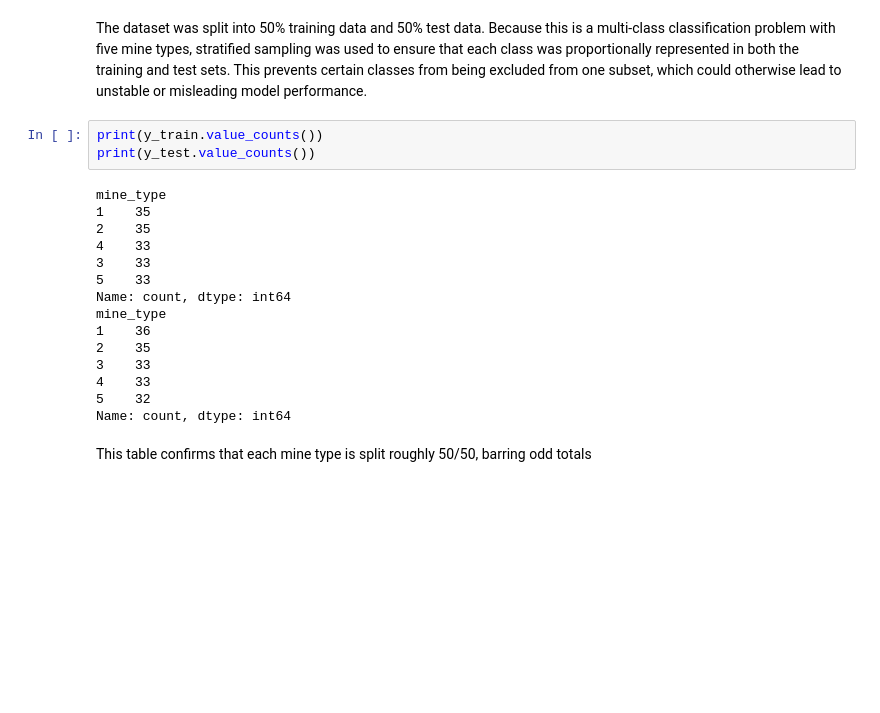
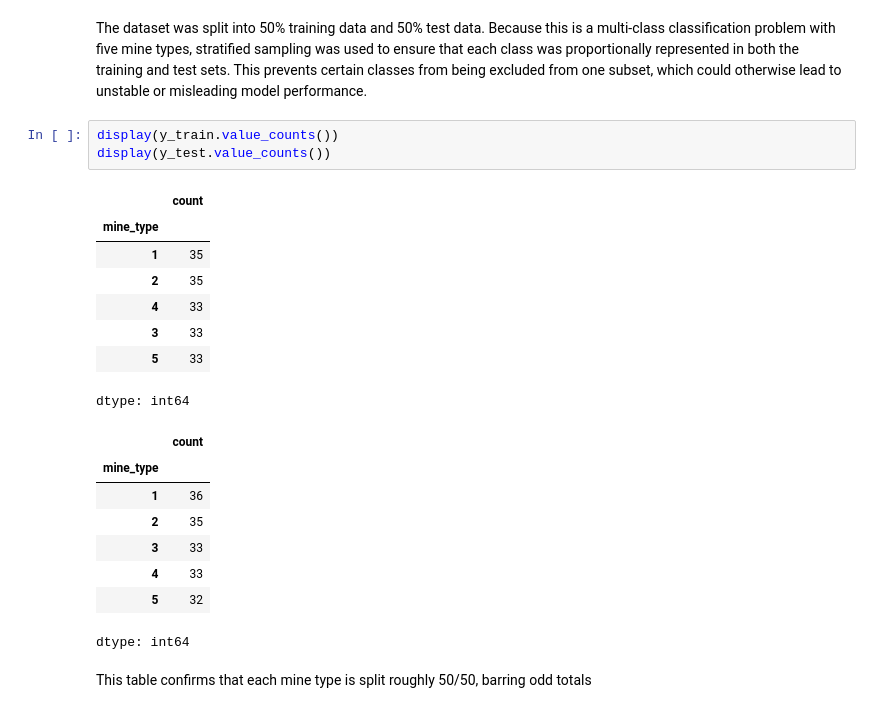
Before and after one commit to thomashooks53/DS-2002-F25, a Jupyter notebook: 02_assignment_knn.ipynb, the cells around one changed output. Saved outputs shown, nothing was run; the diff lists cells and outputs as text; blank space fills up the shorter version.

```diff
--- a/02_assignment_knn.ipynb
+++ b/02_assignment_knn.ipynb
@@ -155,23 +155,25 @@ X_train, X_test, y_train, y_test = train_test_split(
 # %% [markdown]
 The dataset was split into 50% training data and 50% test data. Because this is a multi-class classification problem with five mine types, stratified sampling was used to ensure that each class was proportionally represented in both the training and test sets. This prevents certain classes from being excluded from one subset, which could otherwise lead to unstable or misleading model performance.
 # %%
-print(y_train.value_counts())
-print(y_test.value_counts())
+display(y_train.value_counts())
+display(y_test.value_counts())
 # %% [output]
+|  | count |
+| mine_type |  |
+| 1 | 35 |
+| 2 | 35 |
+| 4 | 33 |
+| 3 | 33 |
+| 5 | 33 |
-mine_type
-1    35
-2    35
-4    33
-3    33
-5    33
-Name: count, dtype: int64
-mine_type
-1    36
-2    35
-3    33
-4    33
-5    32
-Name: count, dtype: int64
+dtype: int64
+|  | count |
+| mine_type |  |
+| 1 | 36 |
+| 2 | 35 |
+| 3 | 33 |
+| 4 | 33 |
+| 5 | 32 |
+dtype: int64
 # %% [markdown]
 This table confirms that each mine type is split roughly 50/50, barring odd totals
 # %% [markdown]
```
Also changed, not shown: parts of 4 cells of this notebook.
